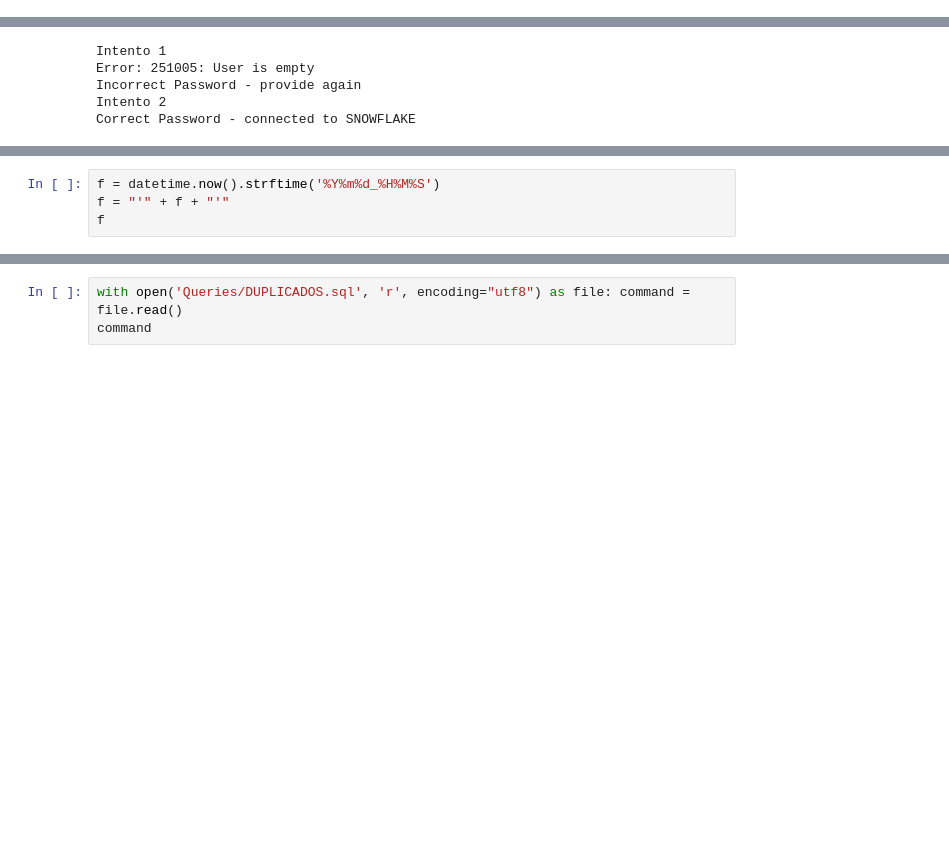
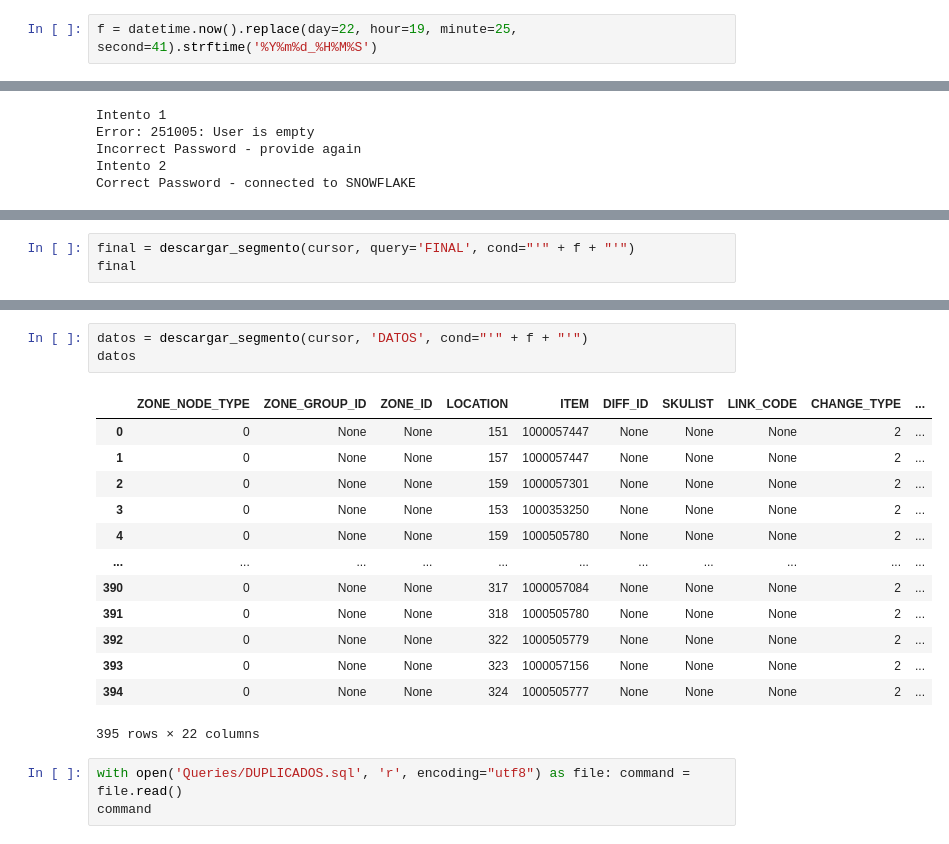
Before and after one commit to TataMarcos/Proyectos_Streamlit, a Jupyter notebook: Pricing/pruebas.ipynb, the cells around one changed output, grey strips where cells are left out. Saved outputs shown, nothing was run; the diff lists cells and outputs as text; blank space fills up the shorter version.

```diff
--- a/Pricing/pruebas.ipynb
+++ b/Pricing/pruebas.ipynb
@@ -14,3 +161,5 @@ import streamlit as st
+# %%
+f = datetime.now().replace(day=22, hour=19, minute=25, second=41).strftime('%Y%m%d_%H%M%S')
 # %%
 user, cursor, snow = snowflake_login()
 # %% [output]
@@ -22,5 +193,4 @@ Correct Password - connected to SNOWFLAKE
 # %%
-f = datetime.now().strftime('%Y%m%d_%H%M%S')
-f = "'" + f + "'"
-f
+final = descargar_segmento(cursor, query='FINAL', cond="'" + f + "'")
+final
 # %% [output]
@@ -28,3 +210,20 @@ f
+# %%
+datos = descargar_segmento(cursor, 'DATOS', cond="'" + f + "'")
+datos
+# %% [output]
+|  | ZONE_NODE_TYPE | ZONE_GROUP_ID | ZONE_ID | LOCATION | ITEM | DIFF_ID | SKULIST | LINK_CODE | CHANGE_TYPE | ... |
+| 0 | 0 | None | None | 151 | 1000057447 | None | None | None | 2 | ... |
+| 1 | 0 | None | None | 157 | 1000057447 | None | None | None | 2 | ... |
+| 2 | 0 | None | None | 159 | 1000057301 | None | None | None | 2 | ... |
+| 3 | 0 | None | None | 153 | 1000353250 | None | None | None | 2 | ... |
+| 4 | 0 | None | None | 159 | 1000505780 | None | None | None | 2 | ... |
+| ... | ... | ... | ... | ... | ... | ... | ... | ... | ... | ... |
+| 390 | 0 | None | None | 317 | 1000057084 | None | None | None | 2 | ... |
+| 391 | 0 | None | None | 318 | 1000505780 | None | None | None | 2 | ... |
+| 392 | 0 | None | None | 322 | 1000505779 | None | None | None | 2 | ... |
+| 393 | 0 | None | None | 323 | 1000057156 | None | None | None | 2 | ... |
+| 394 | 0 | None | None | 324 | 1000505777 | None | None | None | 2 | ... |
+395 rows × 22 columns
 # %%
 with open('Queries/DUPLICADOS.sql', 'r', encoding="utf8") as file: command = file.read()
 command
```
Also changed, not shown: parts of 17 cells of this notebook, 20 other files.
